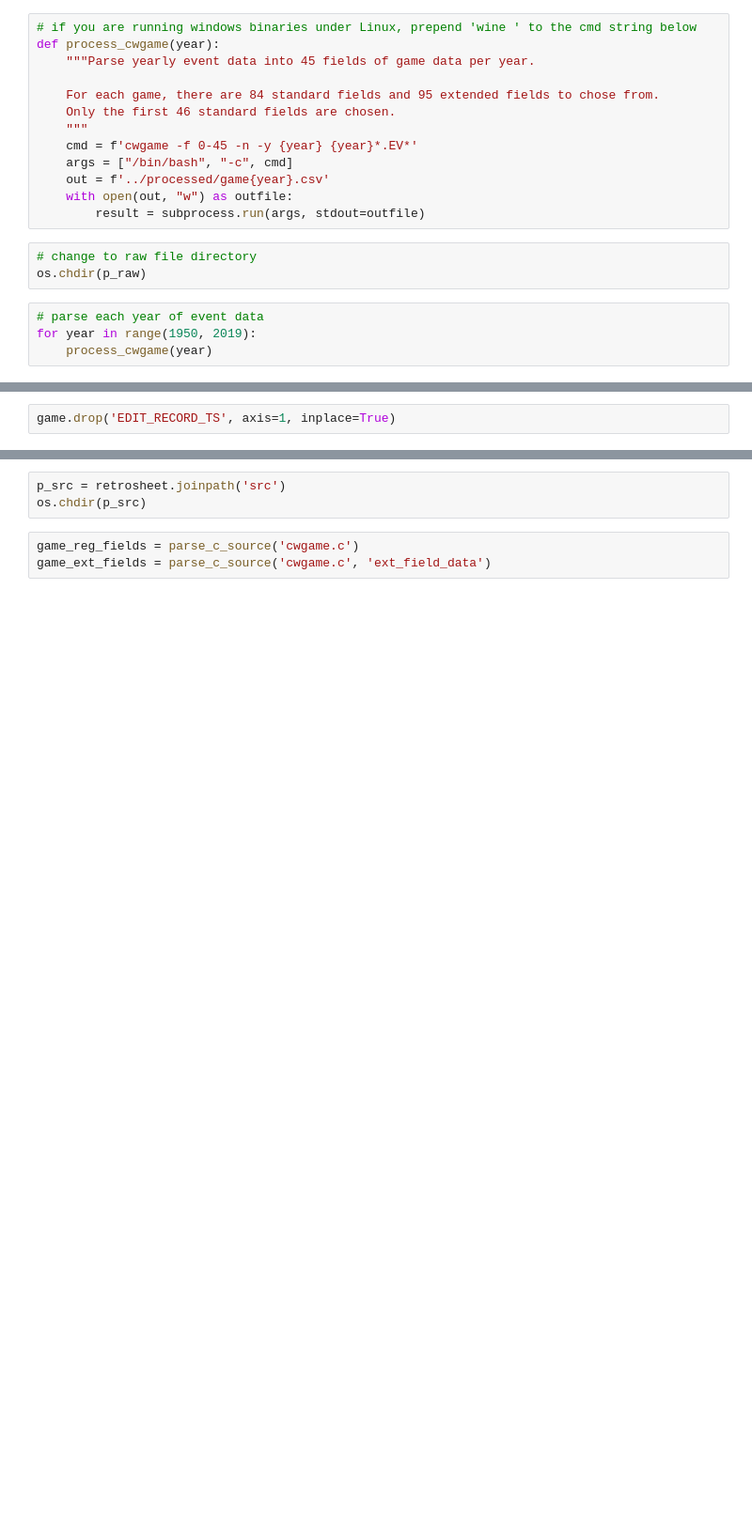
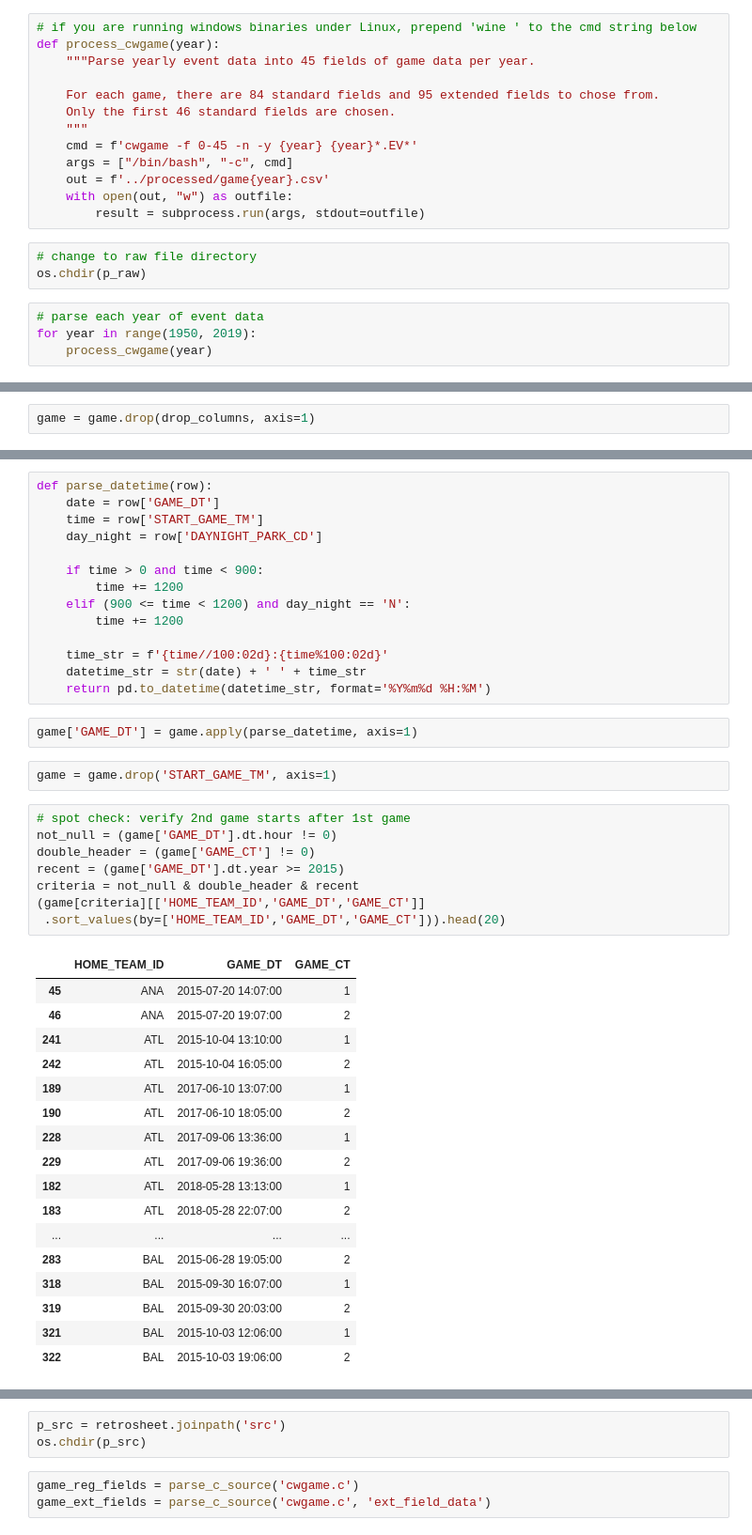
Before and after one commit to sdiehl28/Scikit-Learn-Workflow, a Jupyter notebook: python/RetrosheetPreprocess.ipynb, the cells around one changed output, grey strips where cells are left out. Shown at 94% size. Drawn from its saved outputs; the diff is of its cells as text; blank space fills up the shorter version.

```diff
--- a/python/RetrosheetPreprocess.ipynb
+++ b/python/RetrosheetPreprocess.ipynb
@@ -530,3 +566,5 @@ game[dups]
+# %%
+game = game.drop(drop_columns, axis=1)
 # %%
 game.dtypes.value_counts()
 # %% [output]
@@ -547,2 +626,44 @@ game_float['EDIT_RECORD_TS'].nunique()
+# %%
+def parse_datetime(row):
+    date = row['GAME_DT']
+    time = row['START_GAME_TM']
+    day_night = row['DAYNIGHT_PARK_CD']
+
+    if time > 0 and time < 900:
+        time += 1200
+    elif (900 <= time < 1200) and day_night == 'N':
+        time += 1200
+
+    time_str = f'{time//100:02d}:{time%100:02d}'
+    datetime_str = str(date) + ' ' + time_str
+    return pd.to_datetime(datetime_str, format='%Y%m%d %H:%M')
+# %%
+game['GAME_DT'] = game.apply(parse_datetime, axis=1)
 # %%
-game.drop('EDIT_RECORD_TS', axis=1, inplace=True)
+game = game.drop('START_GAME_TM', axis=1)
+# %%
+# spot check: verify 2nd game starts after 1st game
+not_null = (game['GAME_DT'].dt.hour != 0)
+double_header = (game['GAME_CT'] != 0)
+recent = (game['GAME_DT'].dt.year >= 2015)
+criteria = not_null & double_header & recent
+(game[criteria][['HOME_TEAM_ID','GAME_DT','GAME_CT']]
+ .sort_values(by=['HOME_TEAM_ID','GAME_DT','GAME_CT'])).head(20)
+# %% [output]
+|  | HOME_TEAM_ID | GAME_DT | GAME_CT |
+| 45 | ANA | 2015-07-20 14:07:00 | 1 |
+| 46 | ANA | 2015-07-20 19:07:00 | 2 |
+| 241 | ATL | 2015-10-04 13:10:00 | 1 |
+| 242 | ATL | 2015-10-04 16:05:00 | 2 |
+| 189 | ATL | 2017-06-10 13:07:00 | 1 |
+| 190 | ATL | 2017-06-10 18:05:00 | 2 |
+| 228 | ATL | 2017-09-06 13:36:00 | 1 |
+| 229 | ATL | 2017-09-06 19:36:00 | 2 |
+| 182 | ATL | 2018-05-28 13:13:00 | 1 |
+| 183 | ATL | 2018-05-28 22:07:00 | 2 |
+| ... | ... | ... | ... |
+| 283 | BAL | 2015-06-28 19:05:00 | 2 |
+| 318 | BAL | 2015-09-30 16:07:00 | 1 |
+| 319 | BAL | 2015-09-30 20:03:00 | 2 |
+| 321 | BAL | 2015-10-03 12:06:00 | 1 |
+| 322 | BAL | 2015-10-03 19:06:00 | 2 |
```
Also changed, not shown: parts of 92 cells of this notebook.
